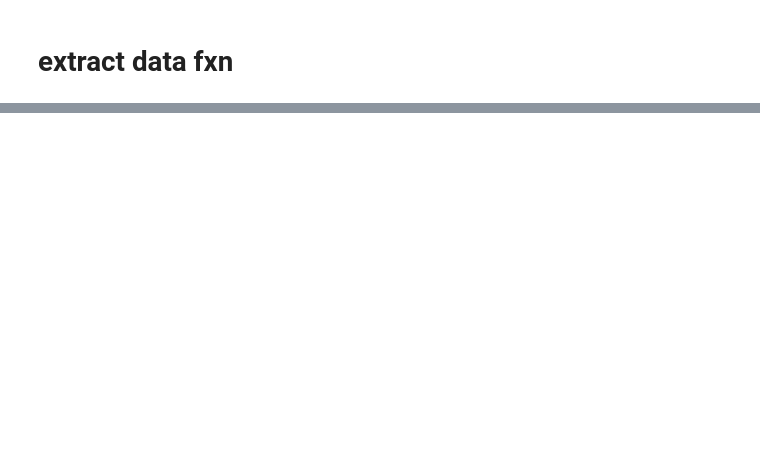
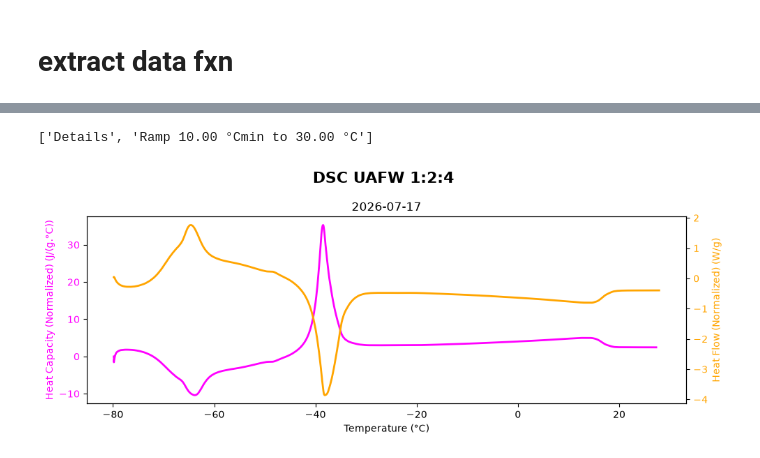
Before and after one commit to maurielle-noto/ionic-liquid-characterization, a Jupyter notebook: dsc.ipynb, the cells around one changed output, grey strips where cells are left out. Cells and saved outputs as stored; diff of their text form; code cells hidden in the pictures; blank space fills up the shorter version.

```diff
--- a/dsc.ipynb
+++ b/dsc.ipynb
@@ -145,0 +181,28 @@ plt.show()
+# %%
+dsc_0717 = extract_data('/Users/mauriellenoto/Desktop/seager/ionicliquids/isn/DSC/2026-07-17/20260717-DSC-UAFW.xls')
+# dsc_0713 = extract_data('/Users/mauriellenoto/Desktop/seager/ionicliquids/isn/DSC/2026-07-13/2026-07-13-DSC-UAFW.xls')
+
+dataframes = [
+            dsc_0717,
+            # dsc_0713,
+            ]
+
+df_titles = [
+            "2026-07-17",
+            # "2026-07-13",
+            ]
+
+df_columns = list(dsc_0717.columns)
+
+plot_multiple(
+            df_list= dataframes,
+            x_col = df_columns[0],
+            y1_col = df_columns[1],
+            y2_col = df_columns[2],
+            titles= df_titles,
+            global_title= "DSC UAFW 1:2:4"
+
+)
+# %% [output]
+['Details', 'Ramp 10.00 °Cmin to 30.00 °C']
+[figure, added]
```
Also changed, not shown: parts of 8 cells of this notebook.
